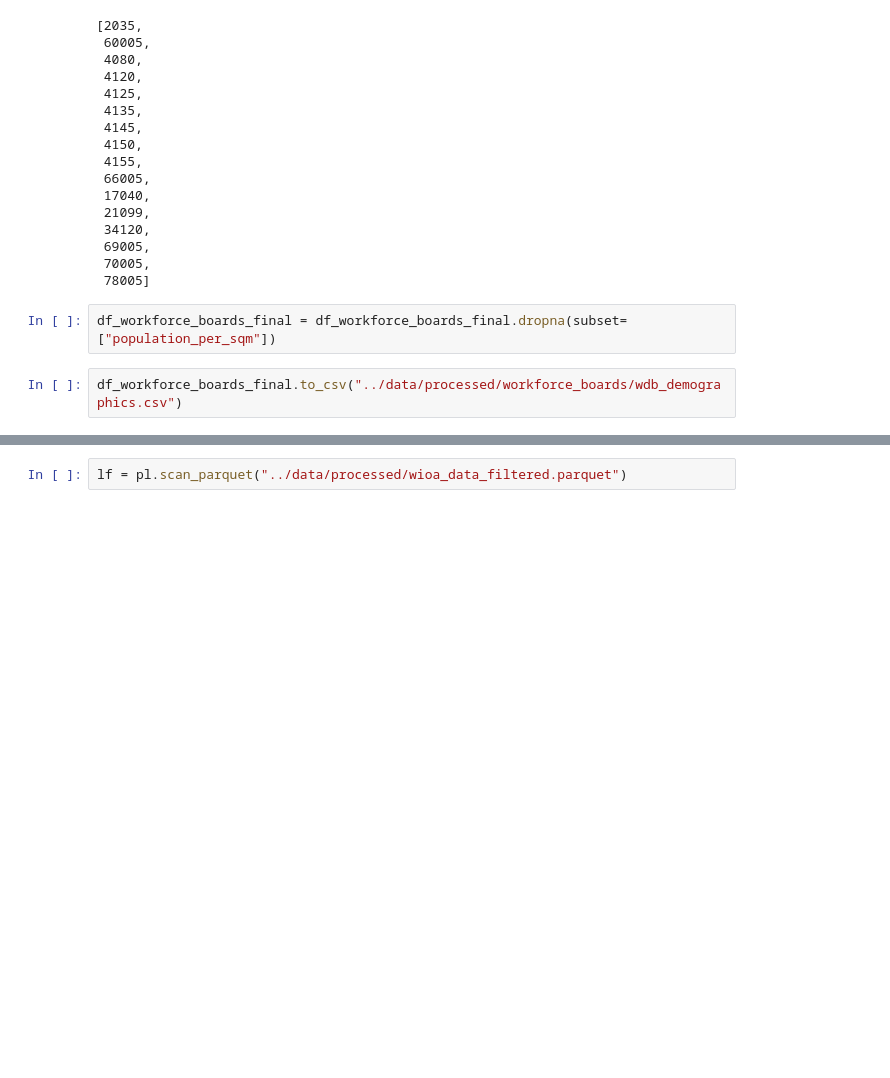
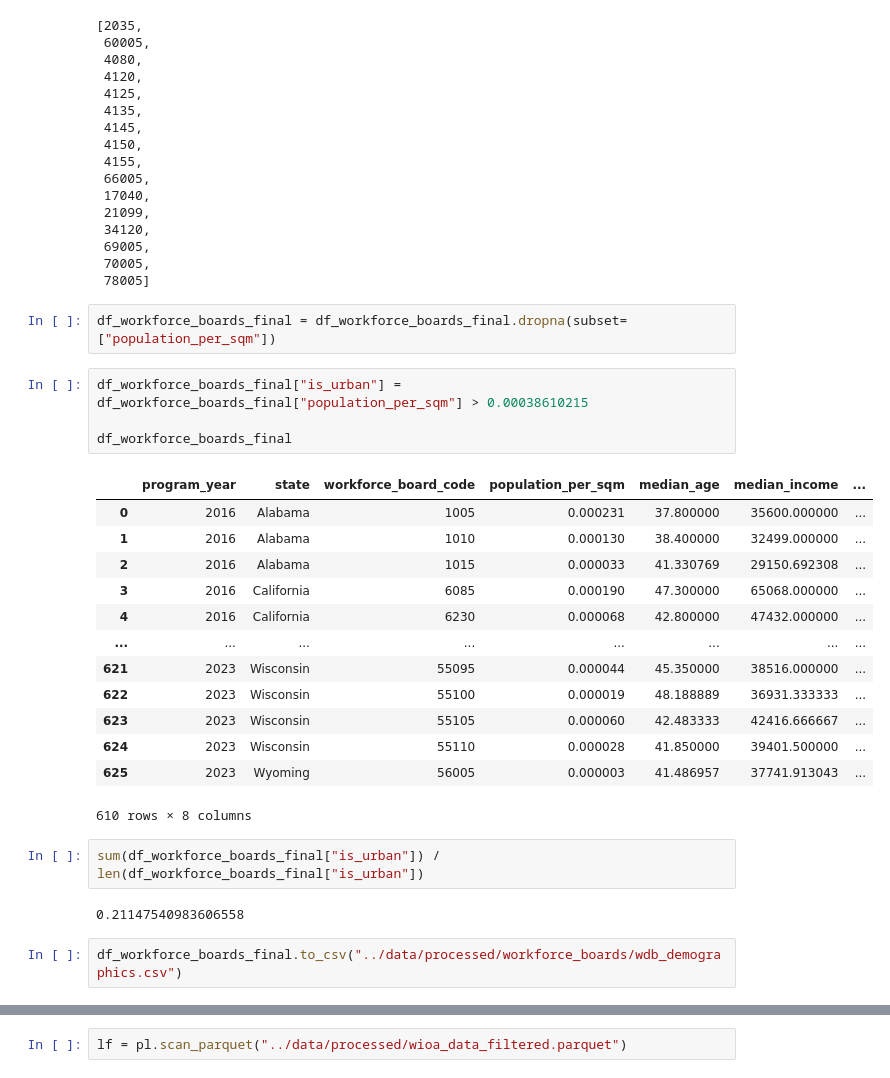
Before and after one commit to jcanedy/retrainability-index, a Jupyter notebook: scripts/create_workforce_boards.ipynb, the cells around one changed output, grey strips where cells are left out. Saved outputs shown, nothing was run; the diff lists cells and outputs as text; blank space fills up the shorter version.

```diff
--- a/scripts/create_workforce_boards.ipynb
+++ b/scripts/create_workforce_boards.ipynb
@@ -348,5 +364,27 @@ df_workforce_boards_final[df_workforce_boards_final.population_per_sqm.isna()]["
  78005]
 # %%
 df_workforce_boards_final = df_workforce_boards_final.dropna(subset=["population_per_sqm"])
-# %%
-df_workforce_boards_final.to_csv("../data/processed/workforce_boards/wdb_demographics.csv")
+# %%
+df_workforce_boards_final["is_urban"] = df_workforce_boards_final["population_per_sqm"] > 0.00038610215
+
+df_workforce_boards_final
+# %% [output]
+|  | program_year | state | workforce_board_code | population_per_sqm | median_age | median_income | ... |
+| 0 | 2016 | Alabama | 1005 | 0.000231 | 37.800000 | 35600.000000 | ... |
+| 1 | 2016 | Alabama | 1010 | 0.000130 | 38.400000 | 32499.000000 | ... |
+| 2 | 2016 | Alabama | 1015 | 0.000033 | 41.330769 | 29150.692308 | ... |
+| 3 | 2016 | California | 6085 | 0.000190 | 47.300000 | 65068.000000 | ... |
+| 4 | 2016 | California | 6230 | 0.000068 | 42.800000 | 47432.000000 | ... |
+| ... | ... | ... | ... | ... | ... | ... | ... |
+| 621 | 2023 | Wisconsin | 55095 | 0.000044 | 45.350000 | 38516.000000 | ... |
+| 622 | 2023 | Wisconsin | 55100 | 0.000019 | 48.188889 | 36931.333333 | ... |
+| 623 | 2023 | Wisconsin | 55105 | 0.000060 | 42.483333 | 42416.666667 | ... |
+| 624 | 2023 | Wisconsin | 55110 | 0.000028 | 41.850000 | 39401.500000 | ... |
+| 625 | 2023 | Wyoming | 56005 | 0.000003 | 41.486957 | 37741.913043 | ... |
+610 rows × 8 columns
+# %%
+sum(df_workforce_boards_final["is_urban"]) / len(df_workforce_boards_final["is_urban"])
+# %% [output]
+0.21147540983606558
+# %%
+df_workforce_boards_final.to_csv("../data/processed/workforce_boards/wdb_demographics.csv")
```
Also changed, not shown: parts of 13 cells of this notebook, 20 other files.
